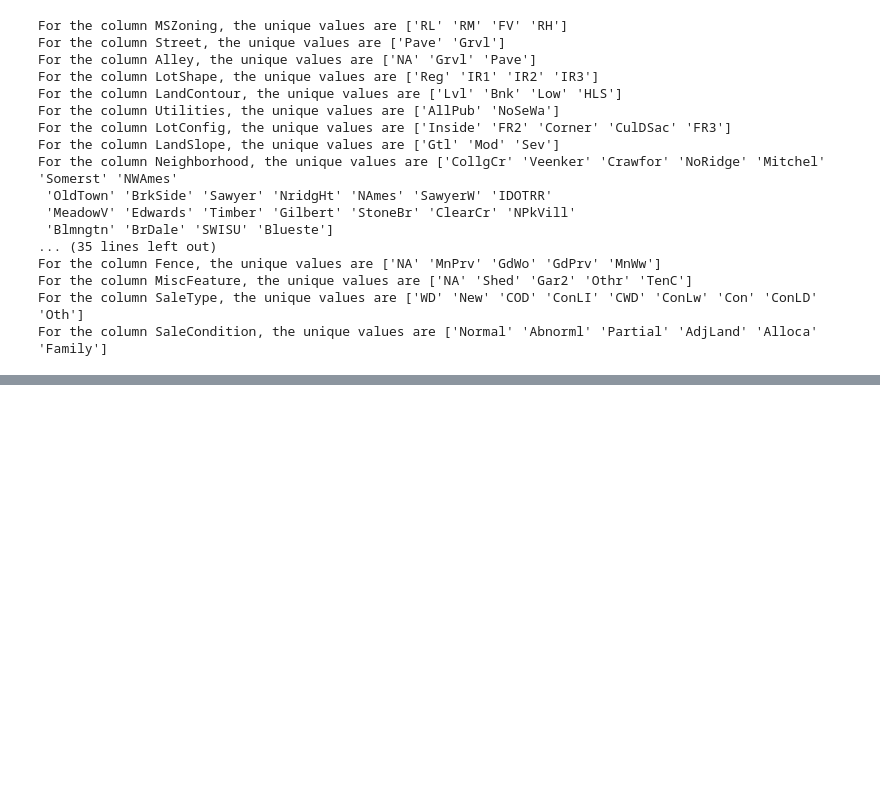
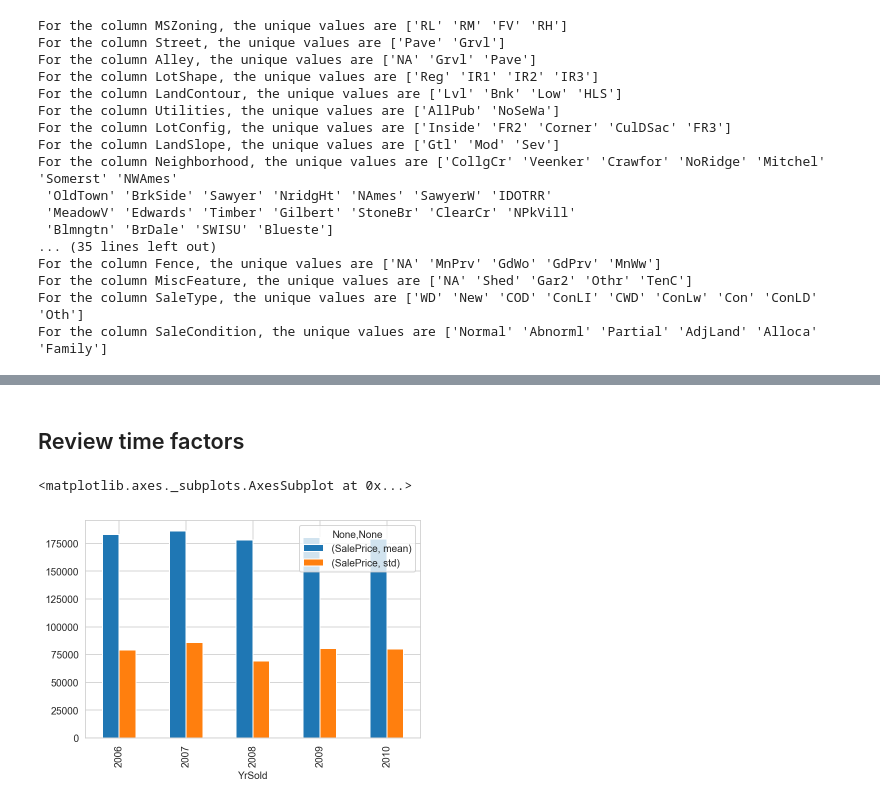
Before and after one commit to Miaowshroom/project-3, a Jupyter notebook: project-03-starter-clearning.ipynb, the cells around one changed output, grey strips where cells are left out. Drawn from its saved outputs; the diff is of its cells as text; code cells hidden in the pictures; blank space fills up the shorter version.

```diff
--- a/project-03-starter-clearning.ipynb
+++ b/project-03-starter-clearning.ipynb
@@ -277,6 +282,8 @@ house_residential.loc[house_residential.GarageYrBlt=='NA',['GarageType','GarageF
 # %%
 # set garageYrBlt to numerical, NA to 0, varified with GarageCond
 house_residential.GarageYrBlt = [0 if ele=='NA' else int(ele) for ele in house_residential.GarageYrBlt]
+# %%
+house_residential['PorchSF'] = house_residential[['OpenPorchSF','EnclosedPorch', '3SsnPorch', 'ScreenPorch']].sum(axis=1)
 # %%
 for col in house_residential.columns:
     if house_residential[col].dtypes == object:
@@ -314,0 +361,2 @@ house_residential.describe()
+# %% [markdown]
+## Review time factors
@@ -314,0 +384,5 @@ house_residential.describe()
+# %%
+house_residential.groupby(['YrSold']).agg({'SalePrice': ['mean','std'] }).plot(kind='bar')
+# %% [output]
+<matplotlib.axes._subplots.AxesSubplot at 0x...>
+[figure, added]
```
Also changed, not shown: parts of 37 cells of this notebook.
